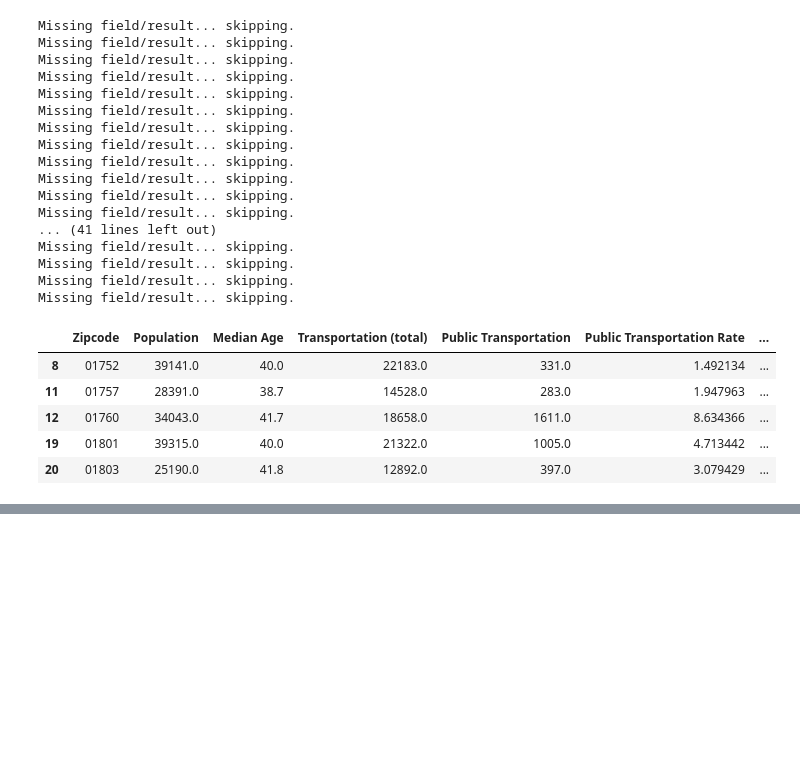
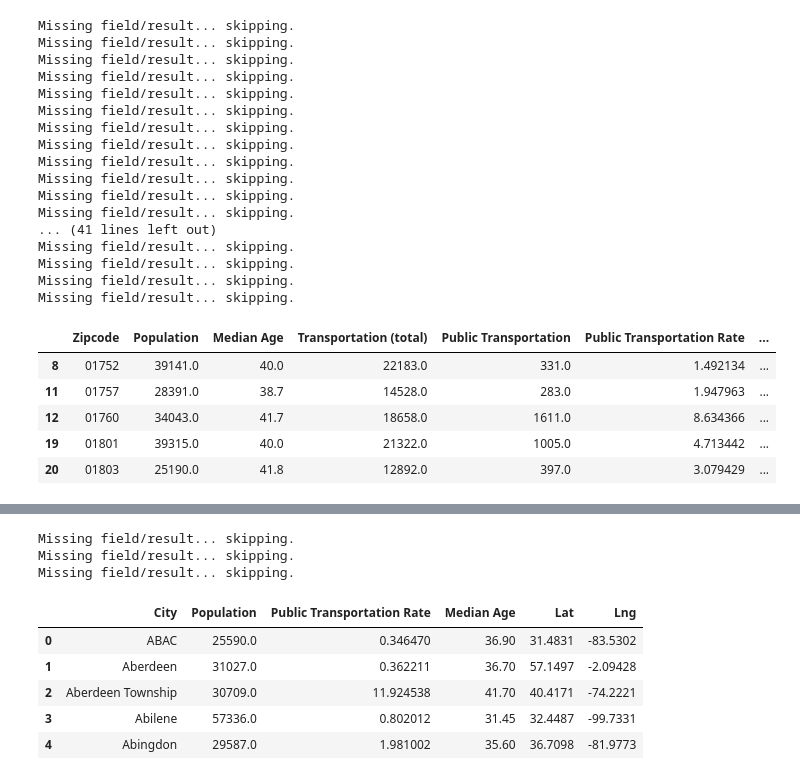
Before and after one commit to khartmann5/Project_01, a Jupyter notebook: Census_Data.ipynb, the cells around one changed output, grey strips where cells are left out. Cells and saved outputs as stored; diff of their text form; code cells hidden in the pictures; blank space fills up the shorter version.

```diff
--- a/Census_Data.ipynb
+++ b/Census_Data.ipynb
@@ -354,0 +356,54 @@ group_city_df
+# %%
+# Read in city group csv
+city_group = pd.read_csv("Resources/grouped_by_city.csv")
+# city_group.head()
+city_group["Lat"] = ""
+city_group["Lng"] = ""
+# city_group.head()
+
+# create a params dict that will be updated with new city each iteration
+params = {"key": g_key}
+base_url = "https://maps.googleapis.com/maps/api/geocode/json"
+
+count = 0
+# Loop through the groupby_census_pd and run a lat/long search for each city
+for index, row in city_group.iterrows():
+
+#     if count == 15:
+#         break
+
+    city = row['City']
+
+    # update address key value
+    params['address'] = f"{city}"
+
+    # make request
+    cities_lat_lng = requests.get(base_url, params=params)
+
+#     convert to json
+    cities_lat_lng = cities_lat_lng.json()
+
+    try:
+        city_group.loc[index, "Lat"] = cities_lat_lng["results"][0]["geometry"]["location"]["lat"]
+        city_group.loc[index, "Lng"] = cities_lat_lng["results"][0]["geometry"]["location"]["lng"]
+#         print(f"count {count}")
+    except (KeyError, IndexError):
+        print("Missing field/result... skipping.")
+
+    count = count + 1
+
+# Print to csv
+city_group.to_csv("Resources/city_pop_transit_age_latlng.csv", encoding="utf-8", index=False)
+
+# Visualize to confirm lat lng city appear
+city_group.head()
+# %% [output]
+Missing field/result... skipping.
+Missing field/result... skipping.
+Missing field/result... skipping.
+|  | City | Population | Public Transportation Rate | Median Age | Lat | Lng |
+| 0 | ABAC | 25590.0 | 0.346470 | 36.90 | 31.4831 | -83.5302 |
+| 1 | Aberdeen | 31027.0 | 0.362211 | 36.70 | 57.1497 | -2.09428 |
+| 2 | Aberdeen Township | 30709.0 | 11.924538 | 41.70 | 40.4171 | -74.2221 |
+| 3 | Abilene | 57336.0 | 0.802012 | 31.45 | 32.4487 | -99.7331 |
+| 4 | Abingdon | 29587.0 | 1.981002 | 35.60 | 36.7098 | -81.9773 |
```
Also changed, not shown: parts of 5 cells of this notebook, 9 other files.
